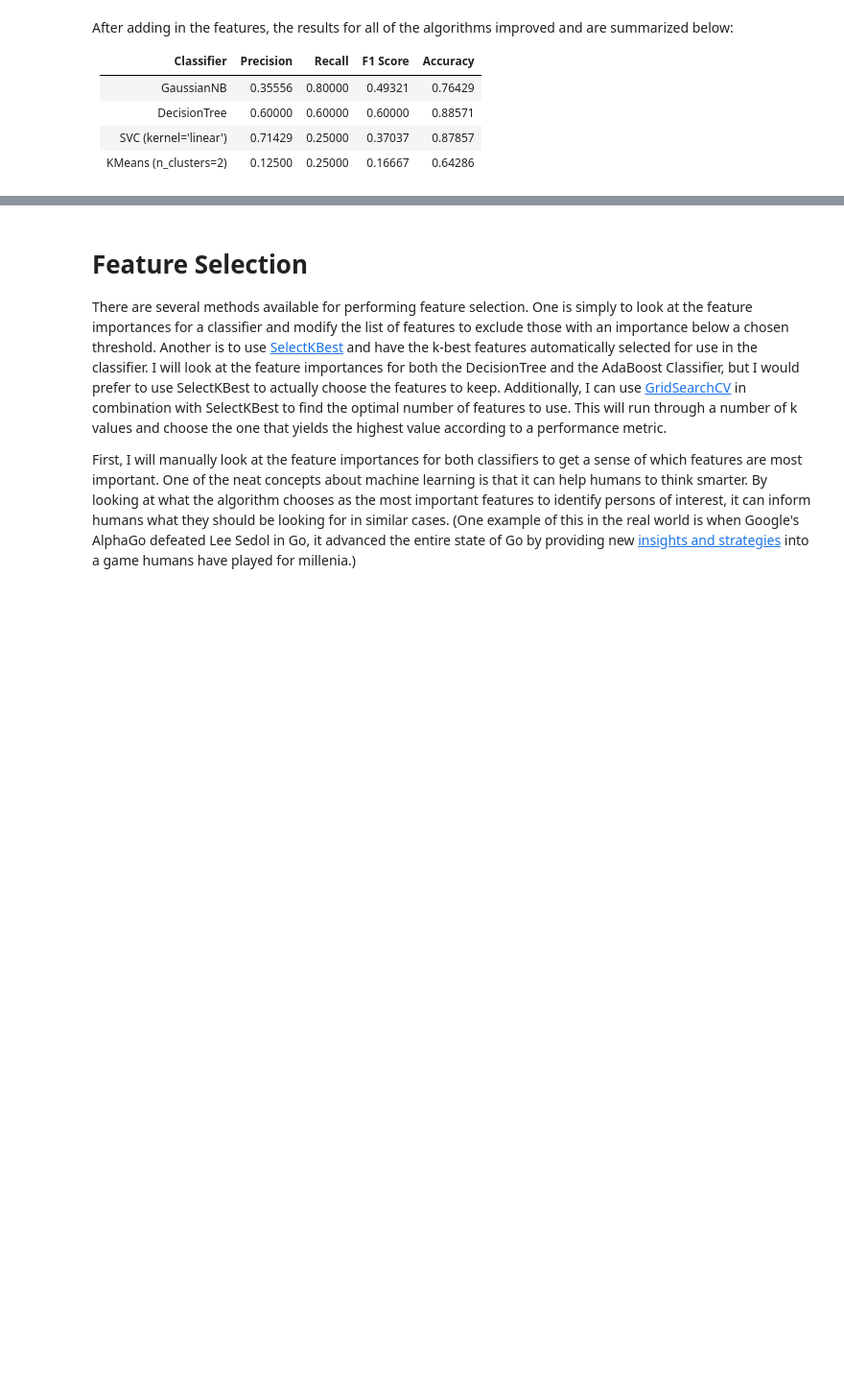
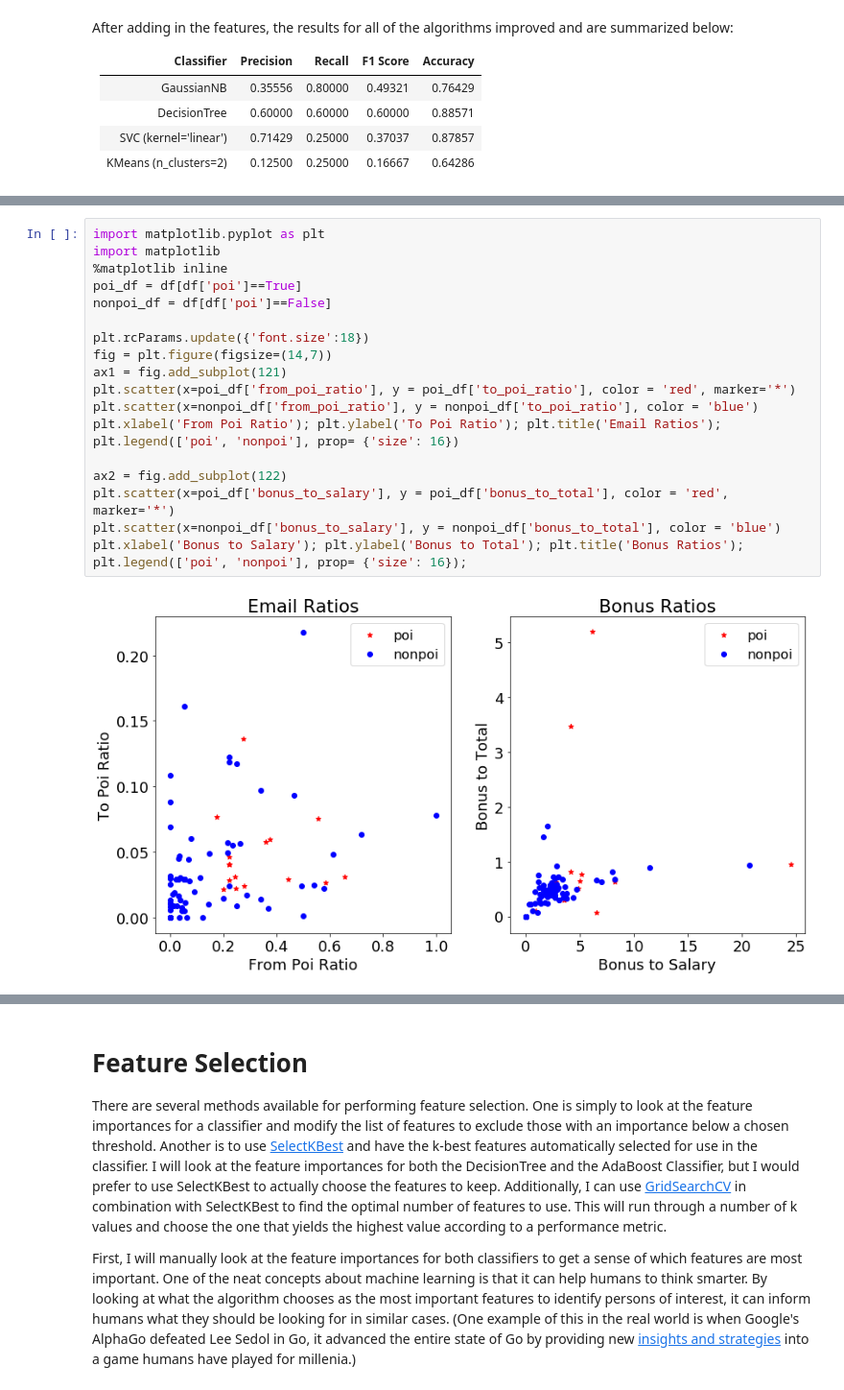
Before and after one commit to WillKoehrsen/ud120-projects, a Jupyter notebook: final_project/Enron_Machine_Learning_with_Python.ipynb, the cells around one changed output, grey strips where cells are left out. Shown at 96% size. Saved outputs shown, nothing was run; the diff lists cells and outputs as text; blank space fills up the shorter version.

```diff
--- a/final_project/Enron_Machine_Learning_with_Python.ipynb
+++ b/final_project/Enron_Machine_Learning_with_Python.ipynb
@@ -370,0 +363,22 @@ The F1 score for the decision tree is stil the highest followed by the Gaussian
+# %%
+import matplotlib.pyplot as plt
+import matplotlib
+%matplotlib inline
+poi_df = df[df['poi']==True]
+nonpoi_df = df[df['poi']==False]
+
+plt.rcParams.update({'font.size':18})
+fig = plt.figure(figsize=(14,7))
+ax1 = fig.add_subplot(121)
+plt.scatter(x=poi_df['from_poi_ratio'], y = poi_df['to_poi_ratio'], color = 'red', marker='*')
+plt.scatter(x=nonpoi_df['from_poi_ratio'], y = nonpoi_df['to_poi_ratio'], color = 'blue')
+plt.xlabel('From Poi Ratio'); plt.ylabel('To Poi Ratio'); plt.title('Email Ratios');
+plt.legend(['poi', 'nonpoi'], prop= {'size': 16})
+
+ax2 = fig.add_subplot(122)
+plt.scatter(x=poi_df['bonus_to_salary'], y = poi_df['bonus_to_total'], color = 'red', marker='*')
+plt.scatter(x=nonpoi_df['bonus_to_salary'], y = nonpoi_df['bonus_to_total'], color = 'blue')
+plt.xlabel('Bonus to Salary'); plt.ylabel('Bonus to Total'); plt.title('Bonus Ratios');
+plt.legend(['poi', 'nonpoi'], prop= {'size': 16});
+# %% [output]
+[figure, added]
```
Also changed, not shown: parts of 46 cells of this notebook, 1 other file.
